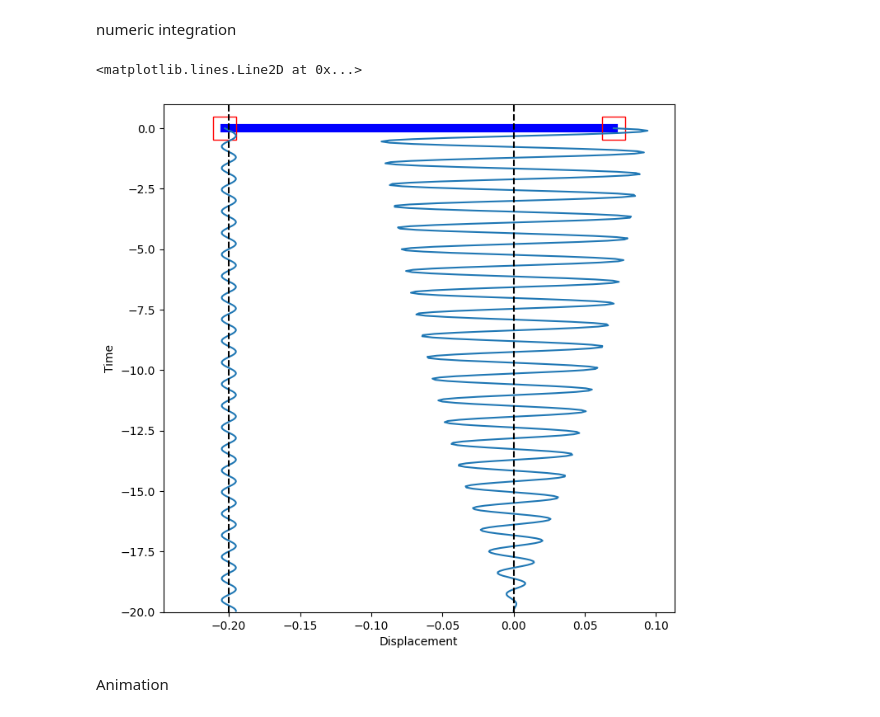
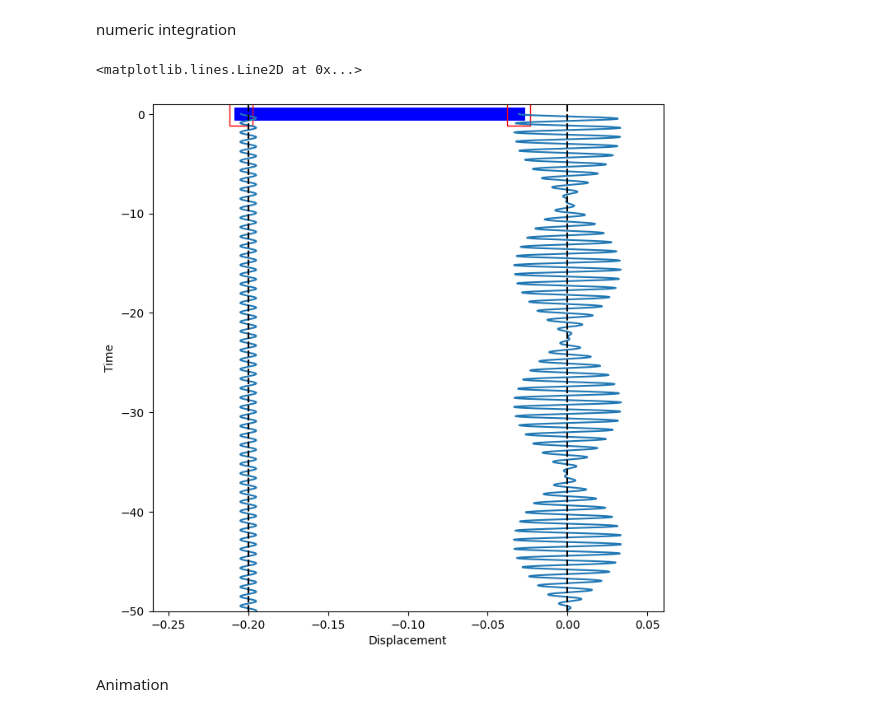
Before and after one commit to evgeny-kolonsky/Lab3_Coupled_Oscillator, a Jupyter notebook: Lab3_Weakly_dumped_forced_oscillator.ipynb, the cells around one changed output. Drawn from its saved outputs; the diff is of its cells as text; code cells hidden in the pictures.

```diff
--- a/Lab3_Weakly_dumped_forced_oscillator.ipynb
+++ b/Lab3_Weakly_dumped_forced_oscillator.ipynb
@@ -24,22 +24,25 @@ $$
 # %% [markdown]
 Constants and parameters
 # %%
-# Constants
+# Constants and parameters
+# general geometry
+k1_length = 20e-2 # m, length of spring
+sensor_width = 12e-2 # width of sensor
+
 # elastic coefficients
 k1 = 4.6 # N/m
 k2 = 6.2 # N/m
-k1_length = 20e-2 # m
 k = k1 + k2 # total elastic coefficient
-# oscillaator mass
+# oscillator mass
 m = 217e-3 # kg
 # Quality
-tau = 10 #s viscous friction parameter
+tau = 1000 #s viscous friction parameter
 # natural frequency
 w0 = np.sqrt(k / m) # natural frequency
 f0 = w0 / (2 * np.pi) # natural frequency in Hz
 
 # external force
-f = 1.12 # Hz
+f = 1.05 # Hz
 w = 2 * np.pi * f #angular frequency
 eta0 = 5e-3 # external force amplitude
 
@@ -57,7 +60,7 @@ vx0 = 0. #Initial x Velocity
 
 # Setting time array for graph visualization
 dt = 0.05 #s
-Tmax = 2 * tau
+Tmax = 50
 N = int(Tmax / dt)
 T = np.linspace(0, Tmax, N)
 # skip some frames to speed up animation
@@ -96,35 +99,35 @@ X = np.array([x0, vx0])
 for i in range(N):
     x[i] = X[0]
     vx[i] = X[1]
     # update the vector X to the next time step
     X = rk4(i*dt, X, dXdt, dt)
 
 # Plot
 fig, ax = plt.subplots(1,1, figsize=(8,8))
 
 spring, = ax.plot([], [], lw=10,c="blue",ls="-",ms=20,marker="s",
                   mfc="r",fillstyle="none",mec="r",markevery=1)
 timeline_x = Line2D([], [])
 timeline_xa = Line2D([], [])
 ax.add_line(timeline_x)
 ax.add_line(timeline_xa)
 time_template = '\nTime = %.1fs'
 time_text = ax.text(0.2, 0.9, '', transform=ax.transAxes)
 spring.set_data([x[-1],xa[-1]], [0,0])
 elastic_extension = (x[-1] - xa[-1]) / k1_length
 spring.set_linewidth(10 / elastic_extension)
 timeline_x.set_data(x, t - t[-1])
 timeline_xa.set_data(xa, t - t[-1])
 
-ax.set_xlim(1.2*np.min(xa) ,  1.2 *np.max(np.abs(x) ))
+ax.set_xlim(-k1_length - sensor_width/2 ,  sensor_width/2)
 ax.set_ylim(-Tmax, 1)
 ax.set_xlabel('Displacement')
 ax.set_ylabel('Time')
 ax.axvline(x=-k1_length, color='k', linestyle='--')
 ax.axvline(x=0, color='k', linestyle='--')
 # %% [output]
 <matplotlib.lines.Line2D at 0x...>
-[figure, old version]
+[figure, new version]
 # %% [markdown]
 Animation
 # %%
```
Also changed, not shown: parts of 3 cells of this notebook.
